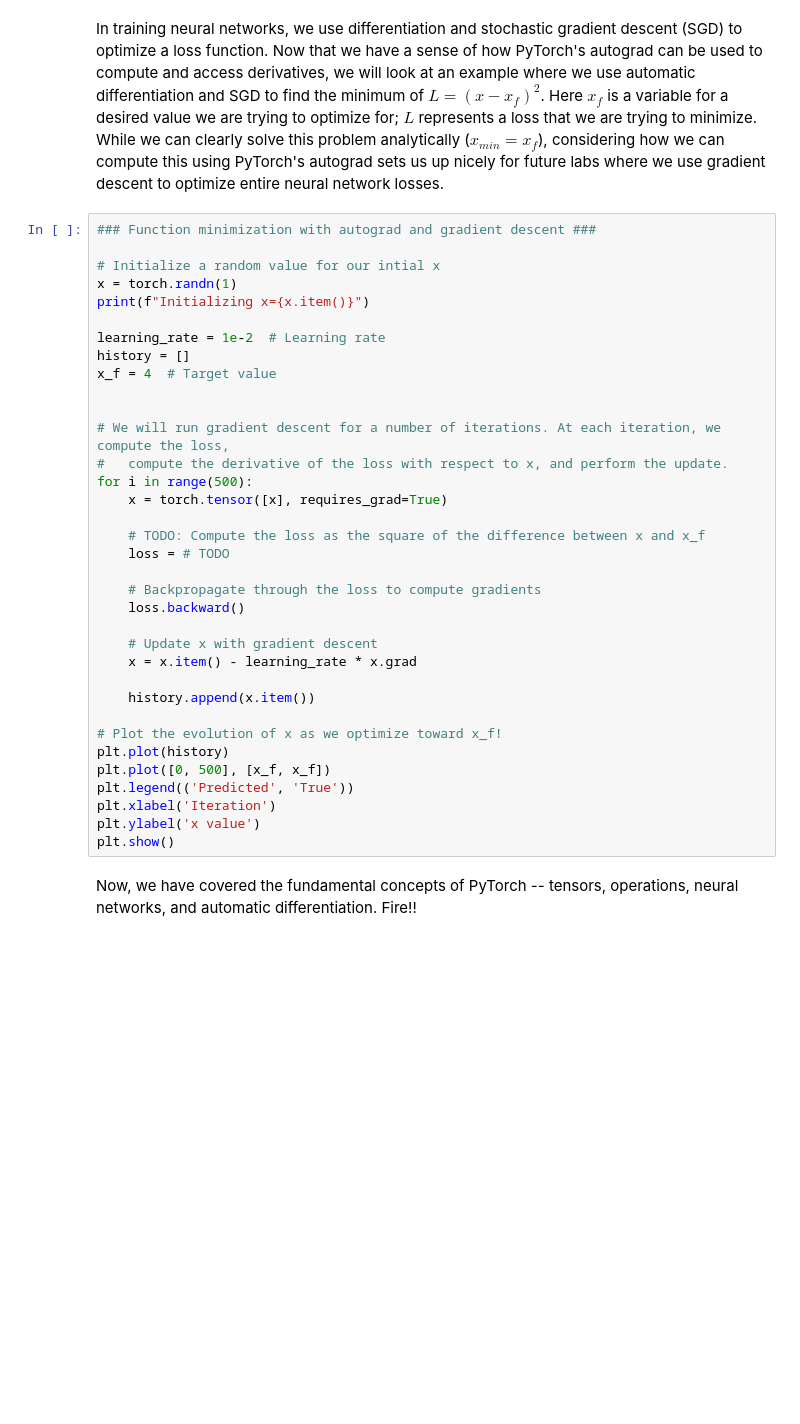
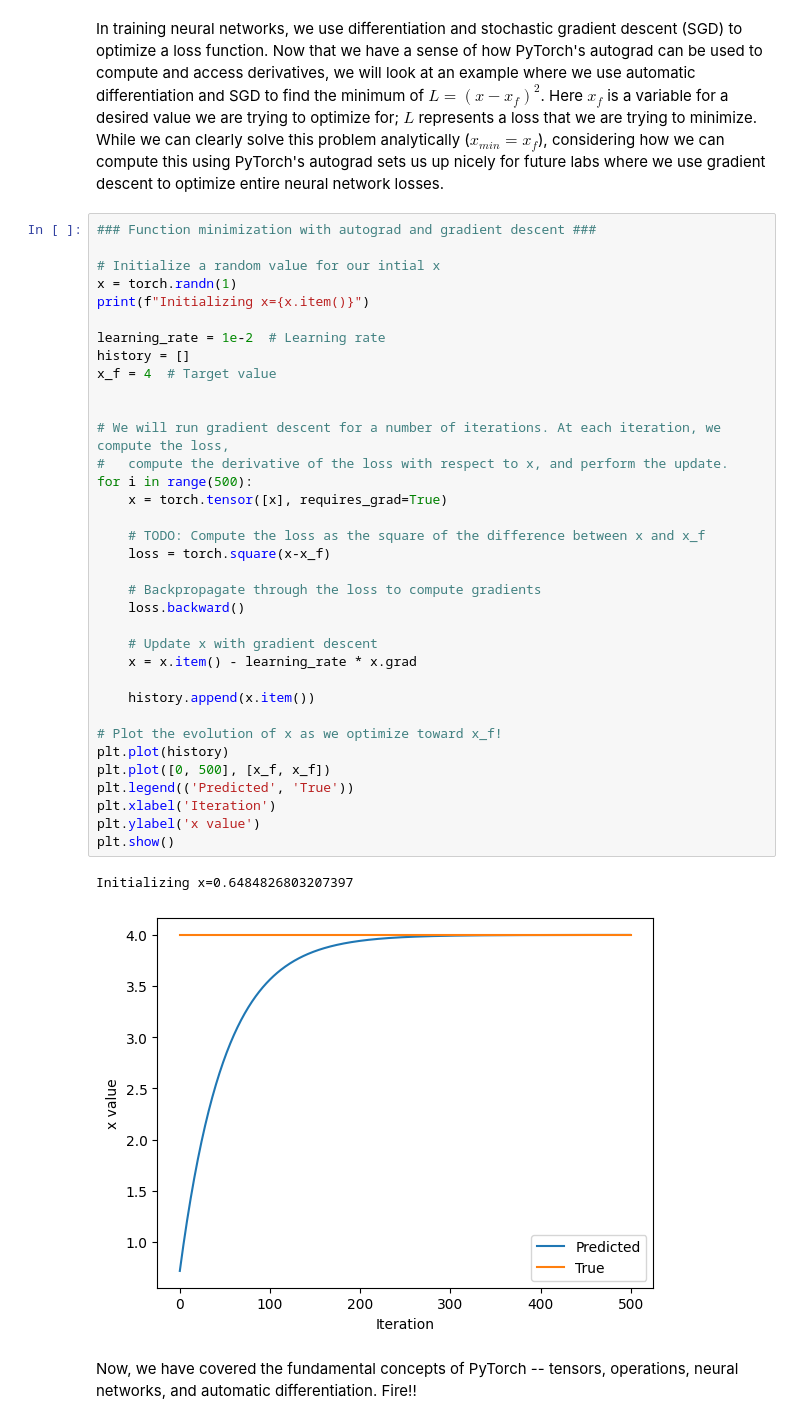
Before and after one commit to Ahmonemb/IntroToDeepLearning-MIT, a Jupyter notebook: lab1/PT_Part1_Intro.ipynb, the cells around one changed output. Cells and saved outputs as stored; diff of their text form; blank space fills up the shorter version.

Commit message:
Finished PyTorch Part 1 Intro

```diff
--- a/lab1/PT_Part1_Intro.ipynb
+++ b/lab1/PT_Part1_Intro.ipynb
@@ -301,33 +343,36 @@ In training neural networks, we use differentiation and stochastic gradient desc
 x = torch.randn(1)
 print(f"Initializing x={x.item()}")
 
 learning_rate = 1e-2  # Learning rate
 history = []
 x_f = 4  # Target value
 
 
 # We will run gradient descent for a number of iterations. At each iteration, we compute the loss,
 #   compute the derivative of the loss with respect to x, and perform the update.
 for i in range(500):
     x = torch.tensor([x], requires_grad=True)
 
     # TODO: Compute the loss as the square of the difference between x and x_f
-    loss = # TODO
+    loss = torch.square(x-x_f)
 
     # Backpropagate through the loss to compute gradients
     loss.backward()
 
     # Update x with gradient descent
     x = x.item() - learning_rate * x.grad
 
     history.append(x.item())
 
 # Plot the evolution of x as we optimize toward x_f!
 plt.plot(history)
 plt.plot([0, 500], [x_f, x_f])
 plt.legend(('Predicted', 'True'))
 plt.xlabel('Iteration')
 plt.ylabel('x value')
 plt.show()
+# %% [output]
+Initializing x=0.6484826803207397
+[figure, added]
 # %% [markdown]
 Now, we have covered the fundamental concepts of PyTorch -- tensors, operations, neural networks, and automatic differentiation. Fire!!
```
Also changed, not shown: parts of 17 cells of this notebook.
